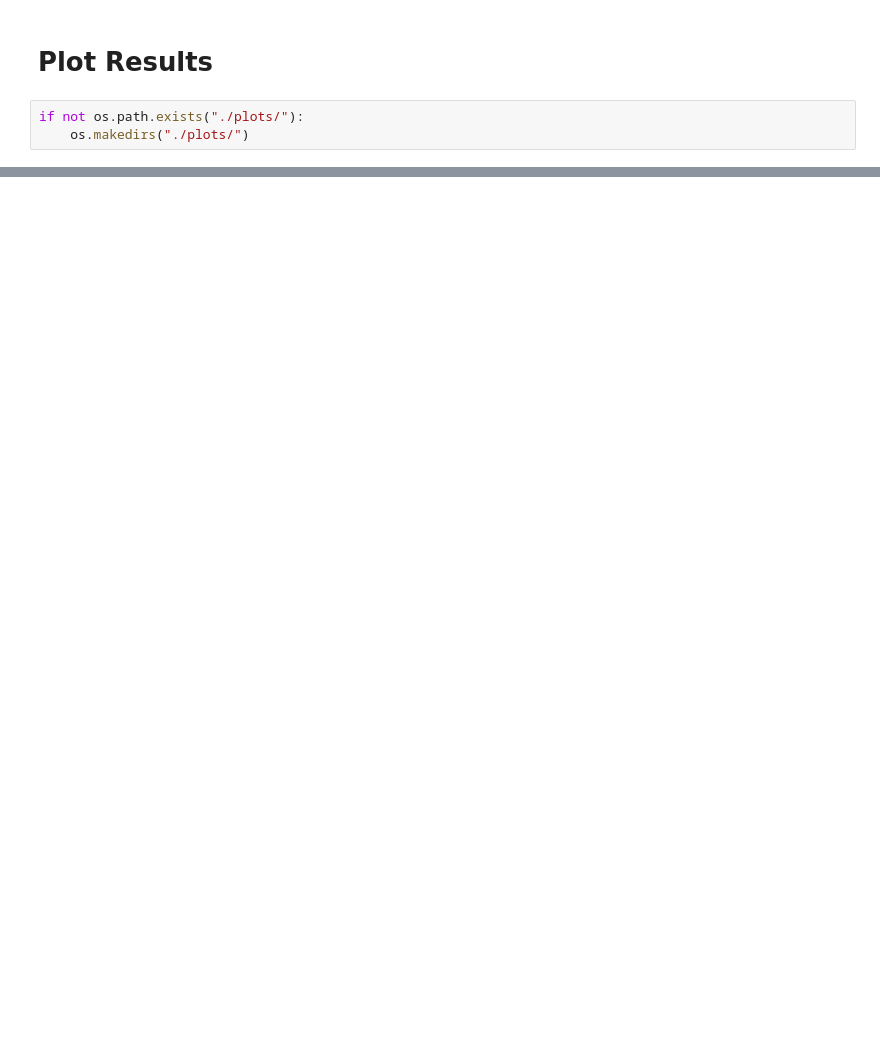
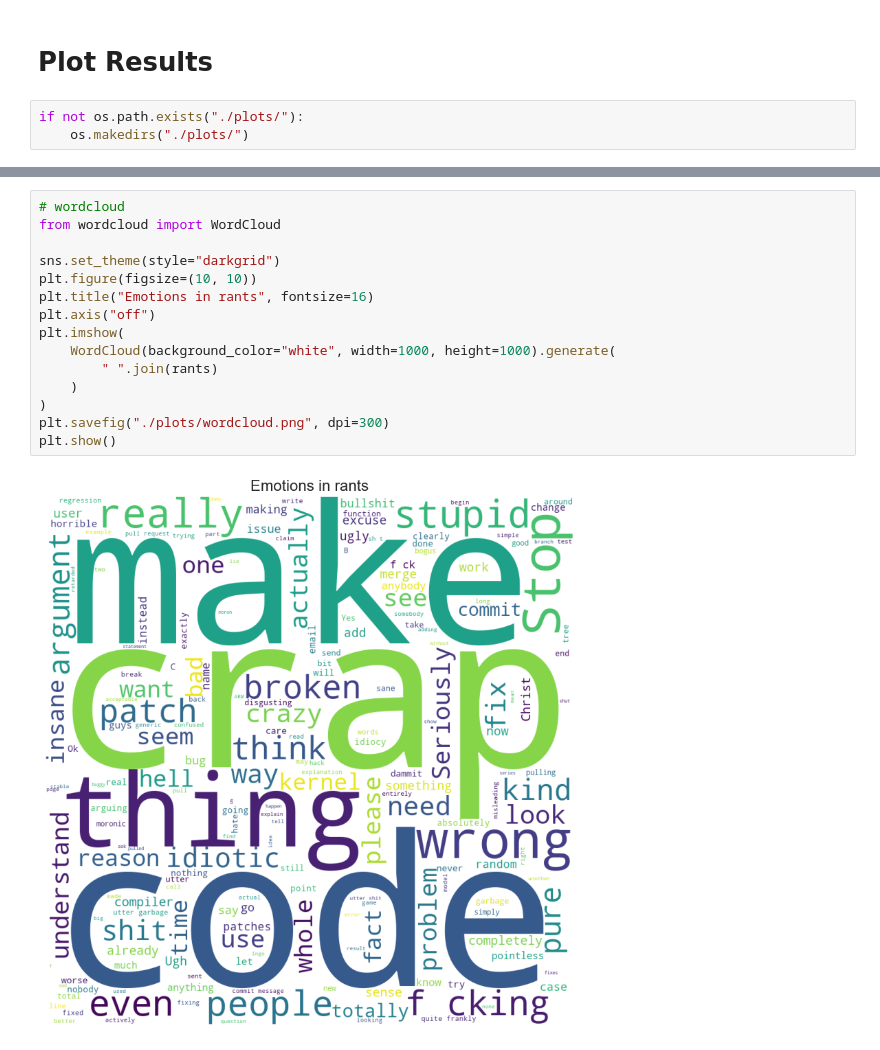
Before and after one commit to Siddhesh-Agarwal/linus-rants, a Jupyter notebook: notebook.ipynb, the cells around one changed output, grey strips where cells are left out. Drawn from its saved outputs; the diff is of its cells as text; blank space fills up the shorter version.

```diff
--- a/notebook.ipynb
+++ b/notebook.ipynb
@@ -79,0 +103,17 @@ plt.show()
+# %%
+# wordcloud
+from wordcloud import WordCloud
+
+sns.set_theme(style="darkgrid")
+plt.figure(figsize=(10, 10))
+plt.title("Emotions in rants", fontsize=16)
+plt.axis("off")
+plt.imshow(
+    WordCloud(background_color="white", width=1000, height=1000).generate(
+        " ".join(rants)
+    )
+)
+plt.savefig("./plots/wordcloud.png", dpi=300)
+plt.show()
+# %% [output]
+[figure, added]
```
Also changed, not shown: parts of 8 cells of this notebook, 6 other files.
